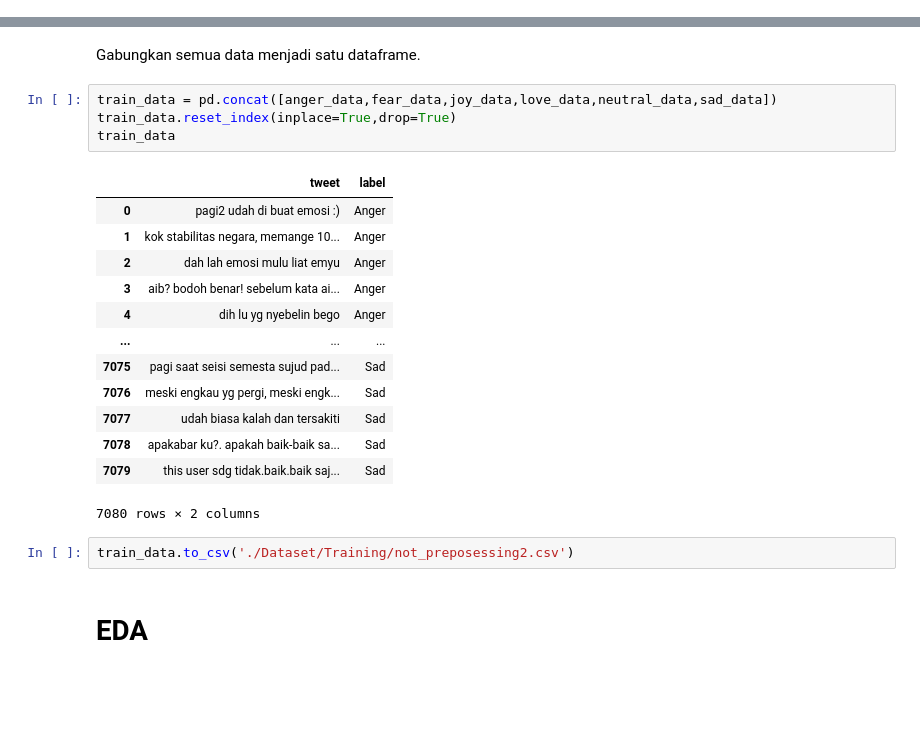
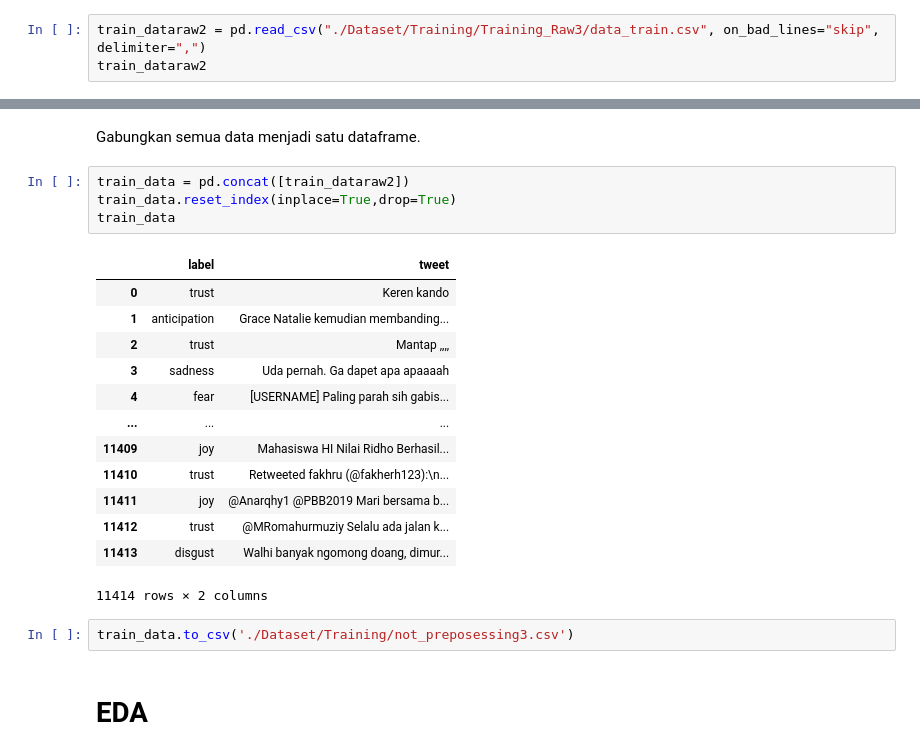
Before and after one commit to rissopanji/Analisis_Emosi_yang_bikin_Emosi, a Jupyter notebook: Preprocessing_Training_Nostemming.ipynb, the cells around one changed output, grey strips where cells are left out. Saved outputs shown, nothing was run; the diff lists cells and outputs as text; blank space fills up the shorter version.

```diff
--- a/Preprocessing_Training_Nostemming.ipynb
+++ b/Preprocessing_Training_Nostemming.ipynb
@@ -134,3 +134,6 @@ sad_data
 | 1001 | apakabar ku?. apakah baik-baik sa... | Sad |
 | 1002 | this user sdg tidak.baik.baik saj... | Sad |
 1003 rows × 2 columns
+# %%
+train_dataraw2 = pd.read_csv("./Dataset/Training/Training_Raw3/data_train.csv", on_bad_lines="skip", delimiter=",")
+train_dataraw2
@@ -137,25 +154,25 @@ sad_data
 # %% [markdown]
 Gabungkan semua data menjadi satu dataframe.
 # %%
-train_data = pd.concat([anger_data,fear_data,joy_data,love_data,neutral_data,sad_data])
+train_data = pd.concat([train_dataraw2])
 train_data.reset_index(inplace=True,drop=True)
 train_data
 # %% [output]
-|  | tweet | label |
-| 0 | pagi2 udah di buat emosi :) | Anger |
-| 1 | kok stabilitas negara, memange 10... | Anger |
-| 2 | dah lah emosi mulu liat emyu | Anger |
-| 3 | aib? bodoh benar! sebelum kata ai... | Anger |
-| 4 | dih lu yg nyebelin bego | Anger |
+|  | label | tweet |
+| 0 | trust | Keren kando |
+| 1 | anticipation | Grace Natalie kemudian membanding... |
+| 2 | trust | Mantap ,,,, |
+| 3 | sadness | Uda pernah. Ga dapet apa apaaaah |
+| 4 | fear | [USERNAME] Paling parah sih gabis... |
 | ... | ... | ... |
-| 7075 | pagi saat seisi semesta sujud pad... | Sad |
-| 7076 | meski engkau yg pergi, meski engk... | Sad |
-| 7077 | udah biasa kalah dan tersakiti | Sad |
-| 7078 | apakabar ku?. apakah baik-baik sa... | Sad |
-| 7079 | this user sdg tidak.baik.baik saj... | Sad |
+| 11409 | joy | Mahasiswa HI Nilai Ridho Berhasil... |
+| 11410 | trust | Retweeted fakhru (@fakherh123):\n... |
+| 11411 | joy | @Anarqhy1 @PBB2019 Mari bersama b... |
+| 11412 | trust | @MRomahurmuziy Selalu ada jalan k... |
+| 11413 | disgust | Walhi banyak ngomong doang, dimur... |
-7080 rows × 2 columns
+11414 rows × 2 columns
 # %%
-train_data.to_csv('./Dataset/Training/not_preposessing2.csv')
+train_data.to_csv('./Dataset/Training/not_preposessing3.csv')
 # %% [markdown]
 # EDA
 # %% [markdown]
```
Also changed, not shown: parts of 56 cells of this notebook, 6 other files.
